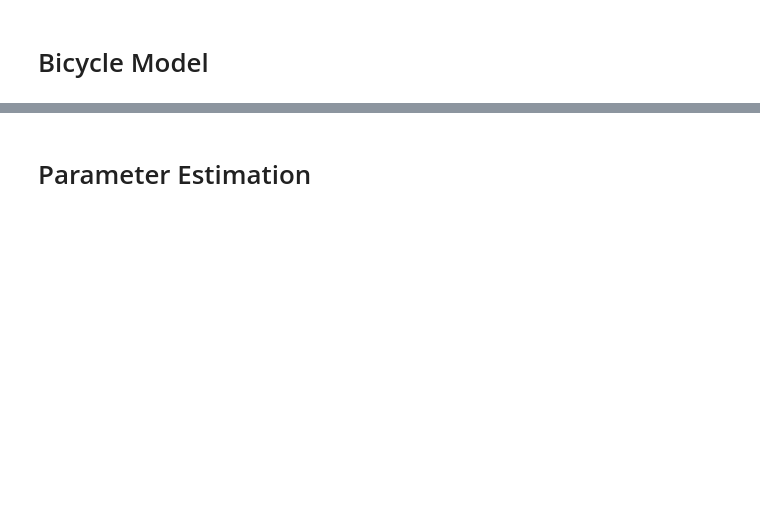
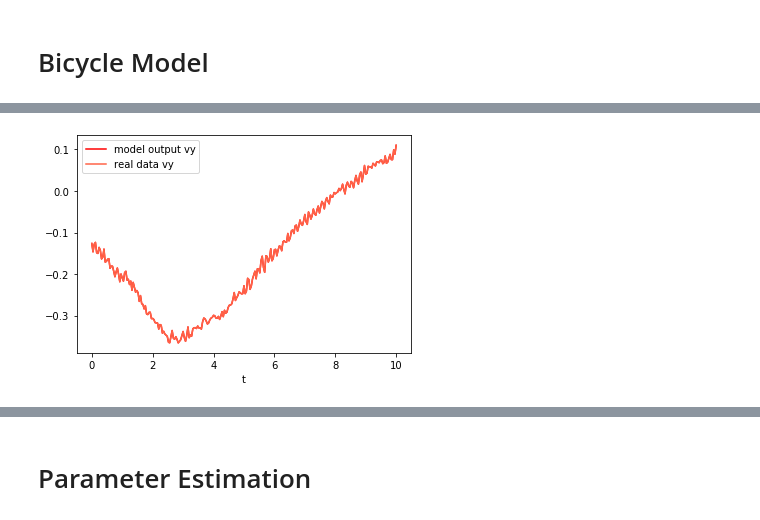
Before and after one commit to kying18/param-estimation, a Jupyter notebook: Bicycle Model (Non-continuous integration).ipynb, the cells around one changed output, grey strips where cells are left out. Saved outputs shown, nothing was run; the diff lists cells and outputs as text; code cells hidden in the pictures; blank space fills up the shorter version.

```diff
--- a/Bicycle Model (Non-continuous integration).ipynb
+++ b/Bicycle Model (Non-continuous integration).ipynb
@@ -143,2 +150,13 @@ plt.show()
+# %%
+# let's plot this solution to see what it looks like against the real
+plt.plot(total_tspan, sol[:,4], 'r', label='model output vy')
+plt.plot(total_tspan, data['vy'][:total_num_pts], 'tomato', label='real data vy')
+
+
+plt.legend(loc='best')
+plt.xlabel('t')
+plt.show()
+# %% [output]
+[figure, added]
 # %%
 # let's plot this solution to see what it looks like against the real
```
Also changed, not shown: parts of 28 cells of this notebook, 2 other files.
